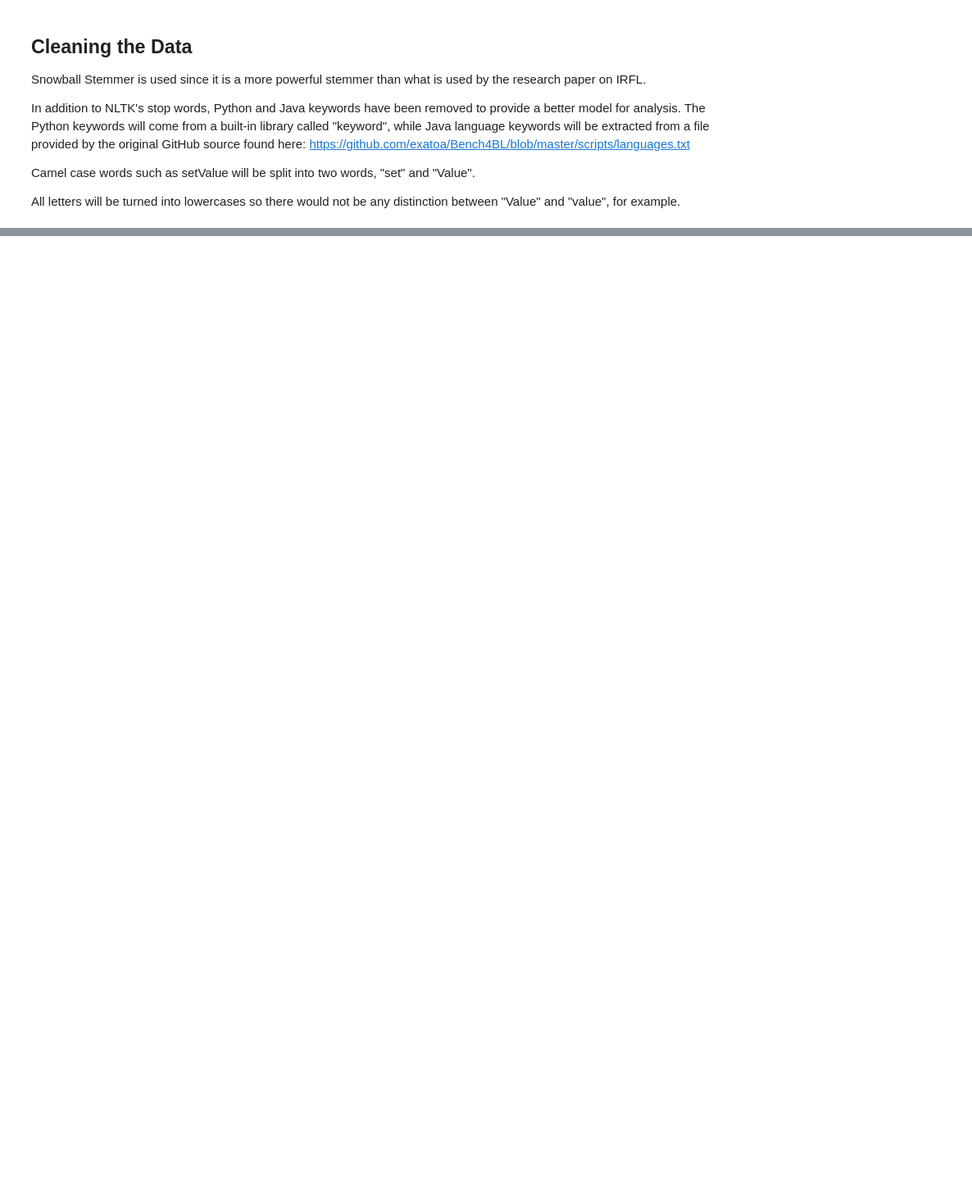
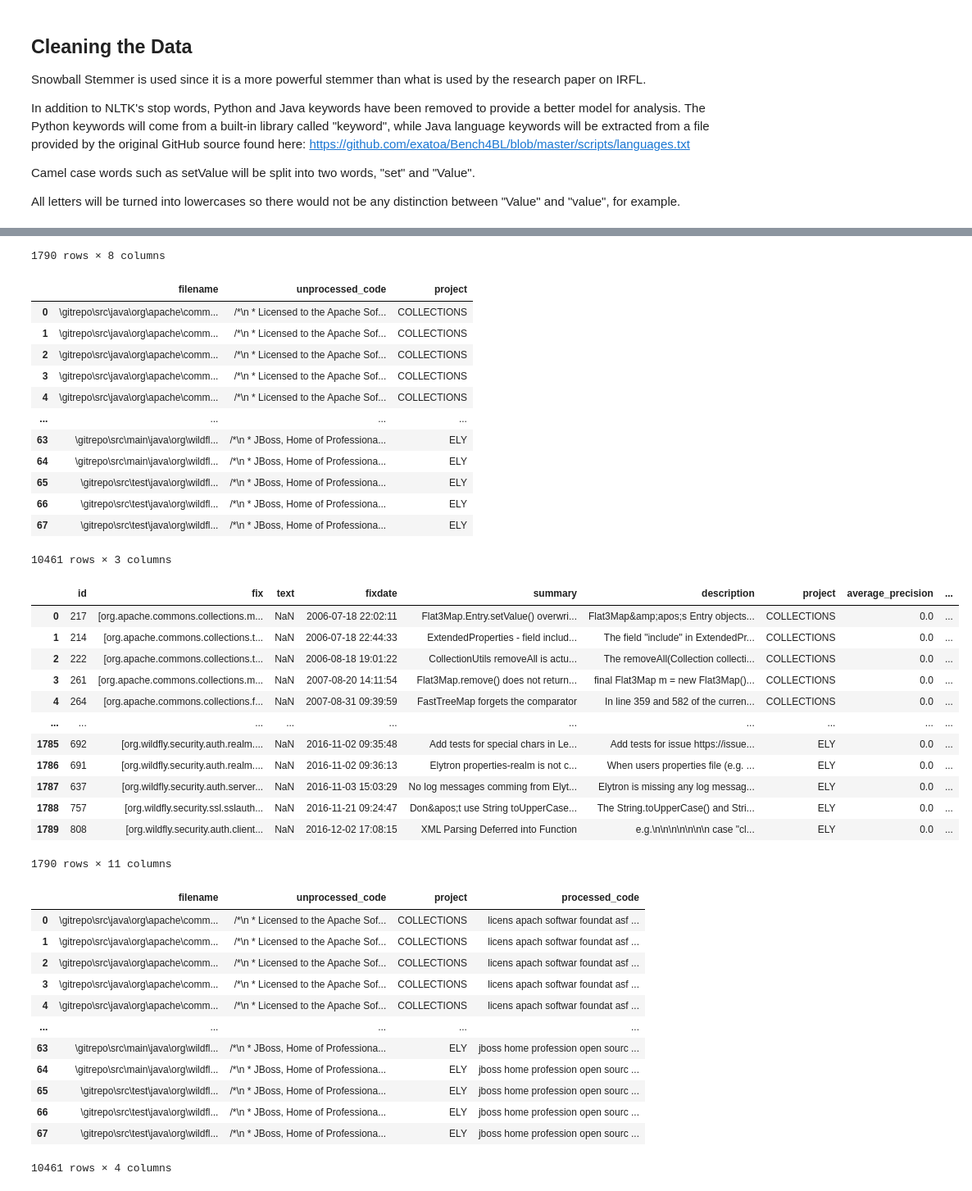
Before and after one commit to YeshaP/ENSF544_Proj2, a Jupyter notebook: Project2-1.ipynb, the cells around one changed output, grey strips where cells are left out. Shown at 82% size. Saved outputs shown, nothing was run; the diff lists cells and outputs as text; code cells hidden in the pictures; blank space fills up the shorter version.

```diff
--- a/Project2-1.ipynb
+++ b/Project2-1.ipynb
@@ -1,10 +1,17 @@
 # %%
 from typing import Iterable
 import pandas as pd
-bug_report_raw=pd.read_pickle("Output/allBugReports.pickle")
-bug_report_raw = bug_report_raw[bug_report_raw['description'].notna()].reset_index()
-display(bug_report_raw)
+from IPython.core.display import display
+from sklearn.metrics import label_ranking_average_precision_score
+from sklearn.metrics.pairwise import cosine_similarity
+from sklearn.feature_extraction.text import TfidfVectorizer
 
-source_code_raw = pd.read_pickle("Output/allSourceCodes.pickle")
-source_code_raw = source_code_raw[source_code_raw['unprocessed_code'].notna()]
-display(source_code_raw)
+def getRawData():
+    bug_report_raw=pd.read_pickle("Output/allBugReports.pickle")
+    bug_report_raw = bug_report_raw[bug_report_raw['description'].notna()].reset_index()
+    display(bug_report_raw)
+
+    source_code_raw = pd.read_pickle("Output/allSourceCodes.pickle")
+    source_code_raw = source_code_raw[source_code_raw['unprocessed_code'].notna()]
+    display(source_code_raw)
+    return bug_report_raw, source_code_raw
@@ -111,6 +71,0 @@ After:
-# %%
-# cleaning the description and putting the data into the text column
-for index, row in bug_report_raw.iterrows():
-    bug_report_raw.at[index, "description"] = clean_text(row["description"])
-    bug_report_raw.at[index, "summary"] = clean_text(row["summary"])
-bug_report_raw
@@ -256,0 +72,15 @@ for i, topic in enumerate(lda.components_, start=1):
+# %%
+def getProcessedData():
+    bug_report_raw,source_code_raw=getRawData()
+    bug_report_raw["processed_description"]=bug_report_raw["description"].map(clean_text)
+    bug_report_raw["processed_summary"]=bug_report_raw["summary"].map(clean_text)
+    bug_report_raw["processed_all"]=bug_report_raw["processed_description"] + bug_report_raw["processed_summary"]
+    processed_bug_report=bug_report_raw[["fix","processed_all","project"]]
+    display(bug_report_raw)
+    source_code_raw["processed_code"]=source_code_raw["unprocessed_code"].map(clean_text)
+    display(source_code_raw)
+    processed_source_code=source_code_raw[["filename","processed_code","project"]]
+    return processed_bug_report, processed_source_code
+
+bug_report_raw,source_code_raw=getProcessedData()
+# %% [output]
@@ -256,0 +99,40 @@ for i, topic in enumerate(lda.components_, start=1):
+1790 rows × 8 columns
+|  | filename | unprocessed_code | project |
+| 0 | \gitrepo\src\java\org\apache\comm... | /*\n * Licensed to the Apache Sof... | COLLECTIONS |
+| 1 | \gitrepo\src\java\org\apache\comm... | /*\n * Licensed to the Apache Sof... | COLLECTIONS |
+| 2 | \gitrepo\src\java\org\apache\comm... | /*\n * Licensed to the Apache Sof... | COLLECTIONS |
+| 3 | \gitrepo\src\java\org\apache\comm... | /*\n * Licensed to the Apache Sof... | COLLECTIONS |
+| 4 | \gitrepo\src\java\org\apache\comm... | /*\n * Licensed to the Apache Sof... | COLLECTIONS |
+| ... | ... | ... | ... |
+| 63 | \gitrepo\src\main\java\org\wildfl... | /*\n * JBoss, Home of Professiona... | ELY |
+| 64 | \gitrepo\src\main\java\org\wildfl... | /*\n * JBoss, Home of Professiona... | ELY |
+| 65 | \gitrepo\src\test\java\org\wildfl... | /*\n * JBoss, Home of Professiona... | ELY |
+| 66 | \gitrepo\src\test\java\org\wildfl... | /*\n * JBoss, Home of Professiona... | ELY |
+| 67 | \gitrepo\src\test\java\org\wildfl... | /*\n * JBoss, Home of Professiona... | ELY |
+10461 rows × 3 columns
+|  | id | fix | text | fixdate | summary | description | project | average_precision | ... |
+| 0 | 217 | [org.apache.commons.collections.m... | NaN | 2006-07-18 22:02:11 | Flat3Map.Entry.setValue() overwri... | Flat3Map&amp;apos;s Entry objects... | COLLECTIONS | 0.0 | ... |
+| 1 | 214 | [org.apache.commons.collections.t... | NaN | 2006-07-18 22:44:33 | ExtendedProperties - field includ... | The field "include" in ExtendedPr... | COLLECTIONS | 0.0 | ... |
+| 2 | 222 | [org.apache.commons.collections.t... | NaN | 2006-08-18 19:01:22 | CollectionUtils removeAll is actu... | The removeAll(Collection collecti... | COLLECTIONS | 0.0 | ... |
+| 3 | 261 | [org.apache.commons.collections.m... | NaN | 2007-08-20 14:11:54 | Flat3Map.remove() does not return... | final Flat3Map m = new Flat3Map()... | COLLECTIONS | 0.0 | ... |
+| 4 | 264 | [org.apache.commons.collections.f... | NaN | 2007-08-31 09:39:59 | FastTreeMap forgets the comparator | In line 359 and 582 of the curren... | COLLECTIONS | 0.0 | ... |
+| ... | ... | ... | ... | ... | ... | ... | ... | ... | ... |
+| 1785 | 692 | [org.wildfly.security.auth.realm.... | NaN | 2016-11-02 09:35:48 | Add tests for special chars in Le... | Add tests for issue https://issue... | ELY | 0.0 | ... |
+| 1786 | 691 | [org.wildfly.security.auth.realm.... | NaN | 2016-11-02 09:36:13 | Elytron properties-realm is not c... | When users properties file (e.g. ... | ELY | 0.0 | ... |
+| 1787 | 637 | [org.wildfly.security.auth.server... | NaN | 2016-11-03 15:03:29 | No log messages comming from Elyt... | Elytron is missing any log messag... | ELY | 0.0 | ... |
+| 1788 | 757 | [org.wildfly.security.ssl.sslauth... | NaN | 2016-11-21 09:24:47 | Don&apos;t use String toUpperCase... | The String.toUpperCase() and Stri... | ELY | 0.0 | ... |
+| 1789 | 808 | [org.wildfly.security.auth.client... | NaN | 2016-12-02 17:08:15 | XML Parsing Deferred into Function | e.g.\n\n\n\n\n\n\n case "cl... | ELY | 0.0 | ... |
+1790 rows × 11 columns
+|  | filename | unprocessed_code | project | processed_code |
+| 0 | \gitrepo\src\java\org\apache\comm... | /*\n * Licensed to the Apache Sof... | COLLECTIONS | licens apach softwar foundat asf ... |
+| 1 | \gitrepo\src\java\org\apache\comm... | /*\n * Licensed to the Apache Sof... | COLLECTIONS | licens apach softwar foundat asf ... |
+| 2 | \gitrepo\src\java\org\apache\comm... | /*\n * Licensed to the Apache Sof... | COLLECTIONS | licens apach softwar foundat asf ... |
+| 3 | \gitrepo\src\java\org\apache\comm... | /*\n * Licensed to the Apache Sof... | COLLECTIONS | licens apach softwar foundat asf ... |
+| 4 | \gitrepo\src\java\org\apache\comm... | /*\n * Licensed to the Apache Sof... | COLLECTIONS | licens apach softwar foundat asf ... |
+| ... | ... | ... | ... | ... |
+| 63 | \gitrepo\src\main\java\org\wildfl... | /*\n * JBoss, Home of Professiona... | ELY | jboss home profession open sourc ... |
+| 64 | \gitrepo\src\main\java\org\wildfl... | /*\n * JBoss, Home of Professiona... | ELY | jboss home profession open sourc ... |
+| 65 | \gitrepo\src\test\java\org\wildfl... | /*\n * JBoss, Home of Professiona... | ELY | jboss home profession open sourc ... |
+| 66 | \gitrepo\src\test\java\org\wildfl... | /*\n * JBoss, Home of Professiona... | ELY | jboss home profession open sourc ... |
+| 67 | \gitrepo\src\test\java\org\wildfl... | /*\n * JBoss, Home of Professiona... | ELY | jboss home profession open sourc ... |
+10461 rows × 4 columns
```
Also changed, not shown: parts of 12 cells of this notebook.
